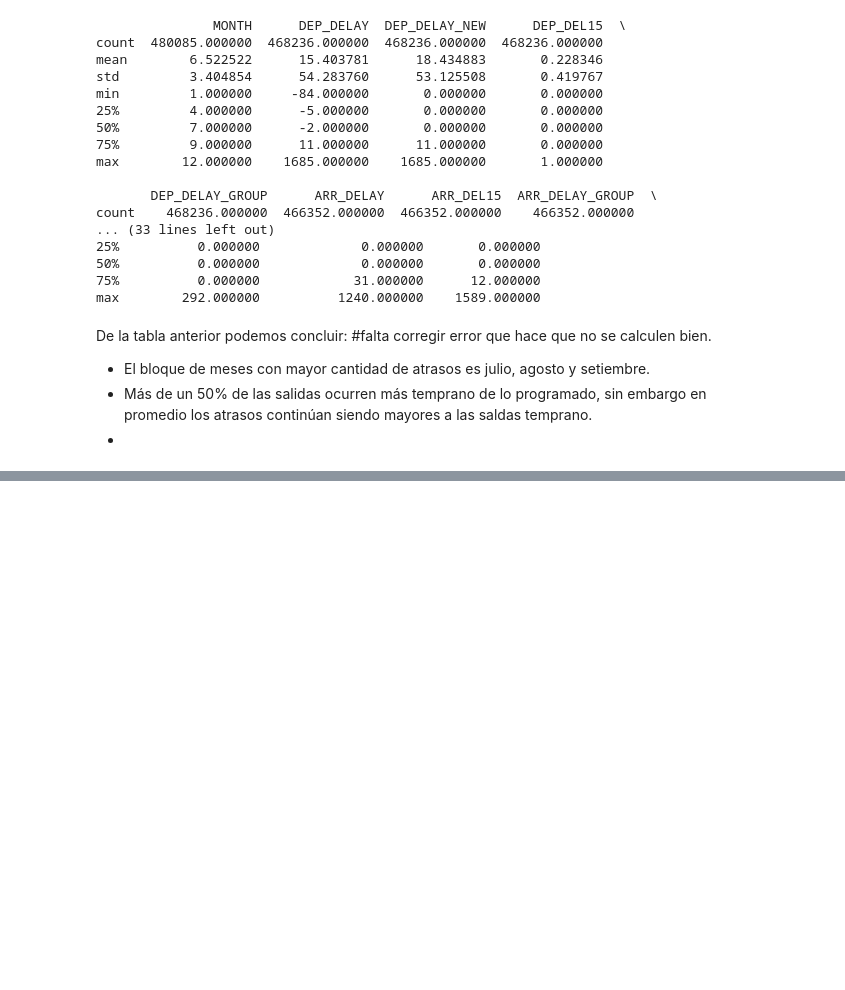
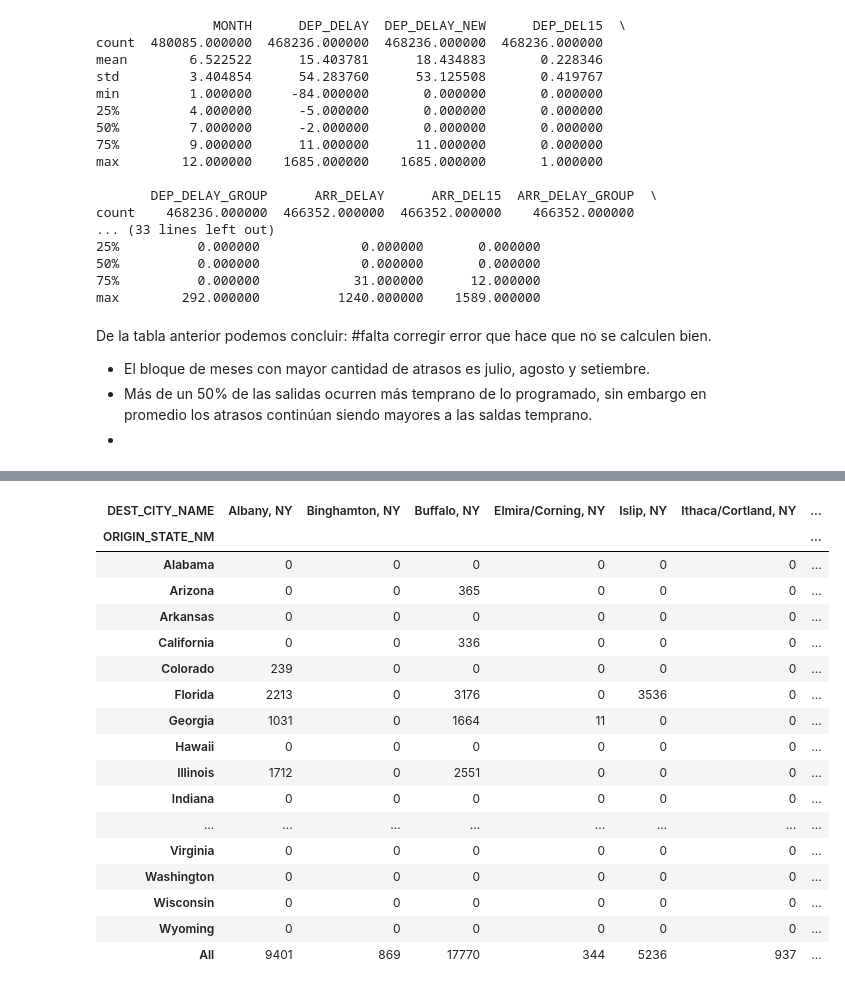
Before and after one commit to lesmedGutierrez/gap_bootcamp_analytics, a Jupyter notebook: script.ipynb, the cells around one changed output, grey strips where cells are left out. Saved outputs shown, nothing was run; the diff lists cells and outputs as text; code cells hidden in the pictures; blank space fills up the shorter version.

```diff
--- a/script.ipynb
+++ b/script.ipynb
@@ -174,0 +167,22 @@ dataset.groupby("CANCELLED").size().to_frame()
+# %%
+# Tabla de contingencia Origen / Ciudad de New York (Para analizar cuales son las ciudades que mas son visitadas en NY)
+pd.crosstab(index = temp['ORIGIN_STATE_NM'], columns = temp['DEST_CITY_NAME'], margins=True)
+# %% [output]
+| DEST_CITY_NAME | Albany, NY | Binghamton, NY | Buffalo, NY | Elmira/Corning, NY | Islip, NY | Ithaca/Cortland, NY | ... |
+| ORIGIN_STATE_NM |  |  |  |  |  |  | ... |
+| Alabama | 0 | 0 | 0 | 0 | 0 | 0 | ... |
+| Arizona | 0 | 0 | 365 | 0 | 0 | 0 | ... |
+| Arkansas | 0 | 0 | 0 | 0 | 0 | 0 | ... |
+| California | 0 | 0 | 336 | 0 | 0 | 0 | ... |
+| Colorado | 239 | 0 | 0 | 0 | 0 | 0 | ... |
+| Florida | 2213 | 0 | 3176 | 0 | 3536 | 0 | ... |
+| Georgia | 1031 | 0 | 1664 | 11 | 0 | 0 | ... |
+| Hawaii | 0 | 0 | 0 | 0 | 0 | 0 | ... |
+| Illinois | 1712 | 0 | 2551 | 0 | 0 | 0 | ... |
+| Indiana | 0 | 0 | 0 | 0 | 0 | 0 | ... |
+| ... | ... | ... | ... | ... | ... | ... | ... |
+| Virginia | 0 | 0 | 0 | 0 | 0 | 0 | ... |
+| Washington | 0 | 0 | 0 | 0 | 0 | 0 | ... |
+| Wisconsin | 0 | 0 | 0 | 0 | 0 | 0 | ... |
+| Wyoming | 0 | 0 | 0 | 0 | 0 | 0 | ... |
+| All | 9401 | 869 | 17770 | 344 | 5236 | 937 | ... |
```
Also changed, not shown: parts of 13 cells of this notebook.
